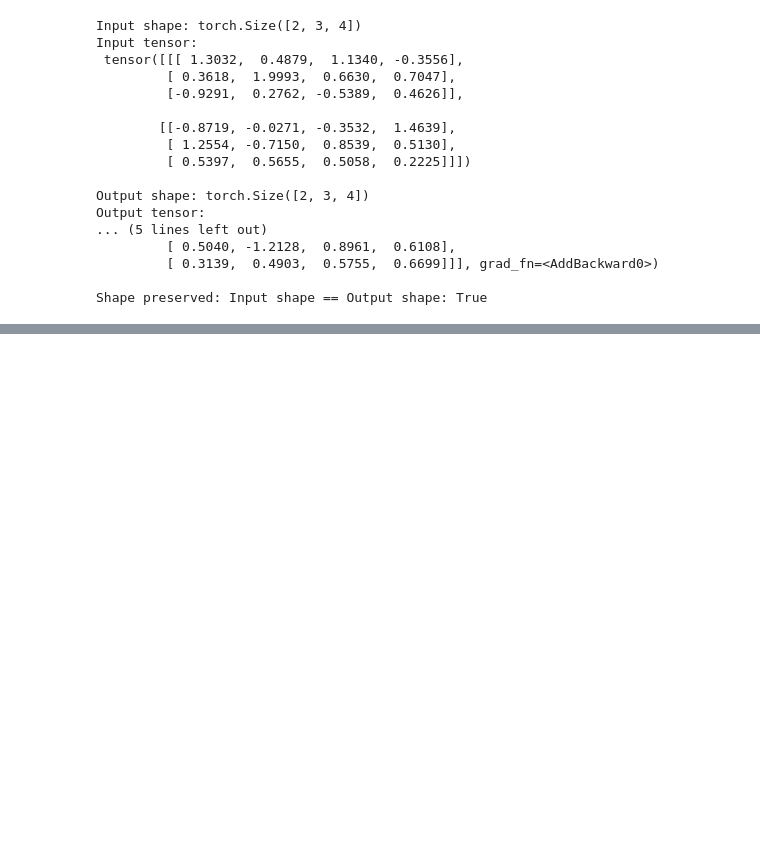
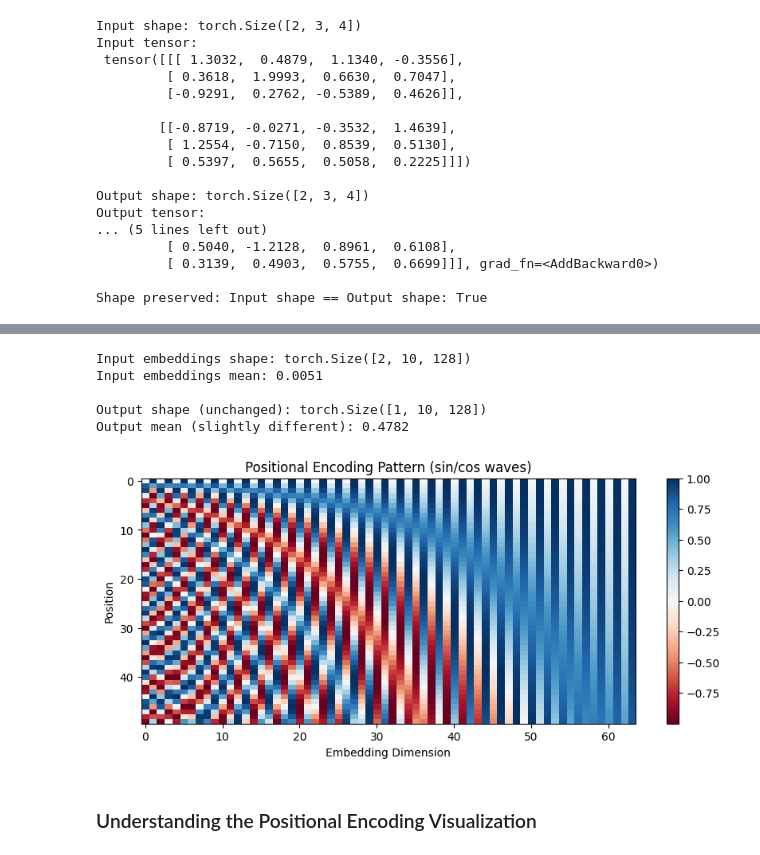
Before and after one commit to mohammadfaizan76692/FROM_SCRATCH_ML, a Jupyter notebook: Attention_from_Scratch/encoder/encoder.ipynb, the cells around one changed output, grey strips where cells are left out. Saved outputs shown, nothing was run; the diff lists cells and outputs as text; code cells hidden in the pictures; blank space fills up the shorter version.

Commit message:
Adding Encoder

```diff
--- a/Attention_from_Scratch/encoder/encoder.ipynb
+++ b/Attention_from_Scratch/encoder/encoder.ipynb
@@ -100,0 +229,37 @@ class PositionalEncoding(nn.Mo)
+# %%
+# Example: Create positional encoding and visualize
+d_model = 128
+max_len = 100
+pos_encoder = PositionalEncoding(max_len=max_len, d_model=d_model)
+
+# Create dummy embeddings for a batch of sequences
+batch_size = 2
+seq_len = 10
+dummy_embeddings = torch.randn(batch_size, seq_len, d_model)
+
+print(f"Input embeddings shape: {dummy_embeddings.shape}")
+print(f"Input embeddings mean: {dummy_embeddings.mean():.4f}")
+
+# Apply positional encoding
+output = pos_encoder(dummy_embeddings)
+print(f"\nOutput shape (unchanged): {output.shape}")
+print(f"Output mean (slightly different): {output.mean():.4f}")
+
+# Visualize the positional encoding pattern for first half of positions and dimensions
+pe_matrix = pos_encoder.pe[0, :50, :64].numpy()
+plt.figure(figsize=(10, 4))
+plt.imshow(pe_matrix, cmap='RdBu', aspect='auto')
+plt.colorbar()
+plt.xlabel('Embedding Dimension')
+plt.ylabel('Position')
+plt.title('Positional Encoding Pattern (sin/cos waves)')
+plt.show()
+# %% [output]
+Input embeddings shape: torch.Size([2, 10, 128])
+Input embeddings mean: 0.0051
+
+Output shape (unchanged): torch.Size([1, 10, 128])
+Output mean (slightly different): 0.4782
+[figure, added]
+# %% [markdown]
+### Understanding the Positional Encoding Visualization
```
Also changed, not shown: parts of 17 cells of this notebook.
